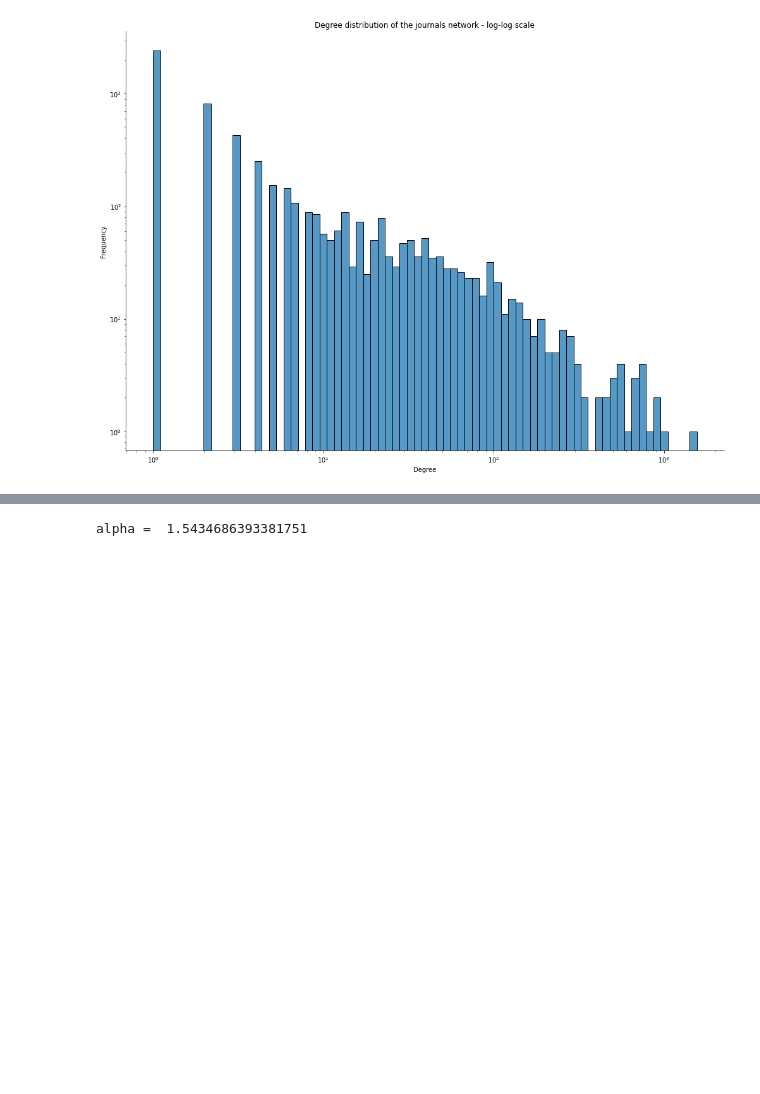
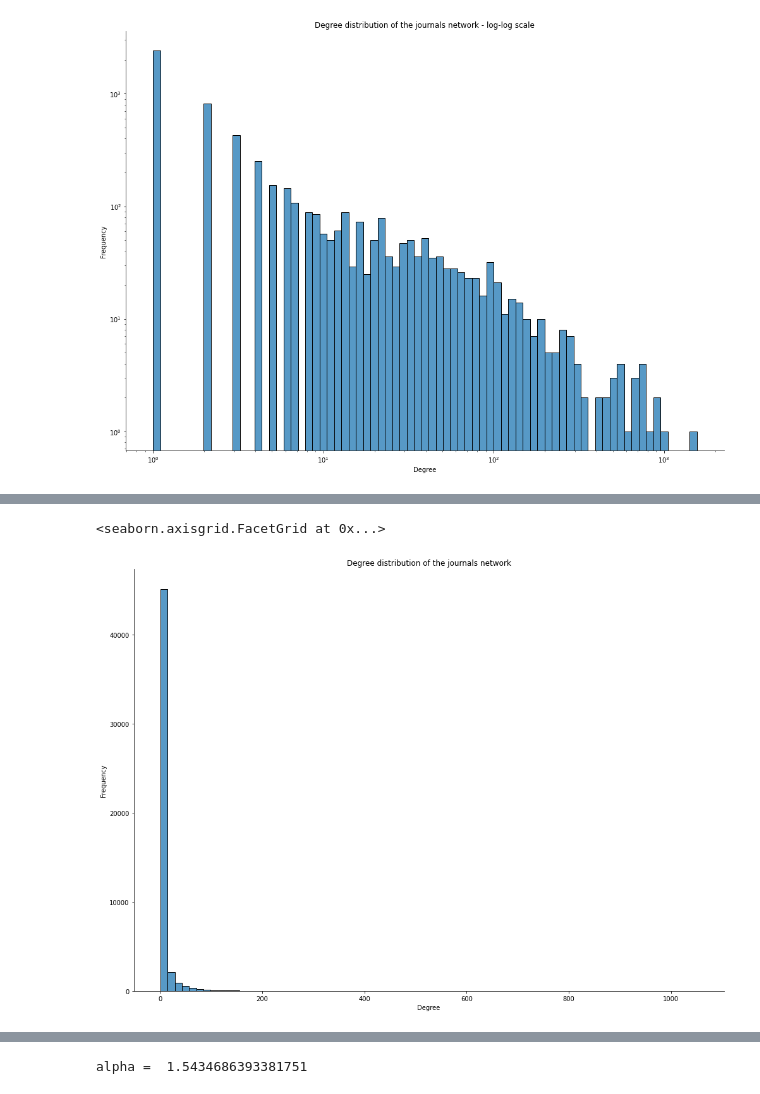
Before and after one commit to tommasobattisti/COVID-19-Citations-Network-Analysis, a Jupyter notebook: Notebooks/networks_structure.ipynb, the cells around one changed output, grey strips where cells are left out. Drawn from its saved outputs; the diff is of its cells as text; code cells hidden in the pictures; blank space fills up the shorter version.

```diff
--- a/Notebooks/networks_structure.ipynb
+++ b/Notebooks/networks_structure.ipynb
@@ -275,11 +279,11 @@ To detect whether or not the distribution we are dealing with is a power law dis
 # %%
-degree_distribution_list = []
+jn_degree_distribution_list = []
 for node in journals_network:
-    degree_distribution_list.append(journals_network.degree(node)) # compute the degree of each node and append it to the list of degrees
+    jn_degree_distribution_list.append(journals_network.degree(node)) # compute the degree of each node and append it to the list of degrees
 
-ddist_df = pd.DataFrame()
-ddist_df['degree'] = degree_distribution_list # create a dataframe with the list of degrees as a column
-ddist_df
+jn_dist_df = pd.DataFrame()
+jn_dist_df['degree'] = jn_degree_distribution_list # create a dataframe with the list of degrees as a column
+jn_dist_df
 # %% [output]
 |  | degree |
 | 0 | 64 |
@@ -310,0 +317,8 @@ dist_viz
+# %%
+pn_degree_distribution_list = []
+for node in papers_network:
+    pn_degree_distribution_list.append(papers_network.degree(node)) # compute the degree of each node and append it to the list of degrees
+
+pn_dist_df = pd.DataFrame()
+pn_dist_df['degree'] = pn_degree_distribution_list # create a dataframe with the list of degrees as a column
+pn_dist_df
@@ -310,0 +339,7 @@ dist_viz
+# %%
+pn_dist_viz = sns.displot(pn_dist_df['degree'], height=10, aspect=7/5, bins=75)
+pn_dist_viz.set(xlabel='Degree', ylabel='Frequency', title='Degree distribution of the journals network')
+pn_dist_viz
+# %% [output]
+<seaborn.axisgrid.FacetGrid at 0x...>
+[figure, added]
```
Also changed, not shown: parts of 13 cells of this notebook.
